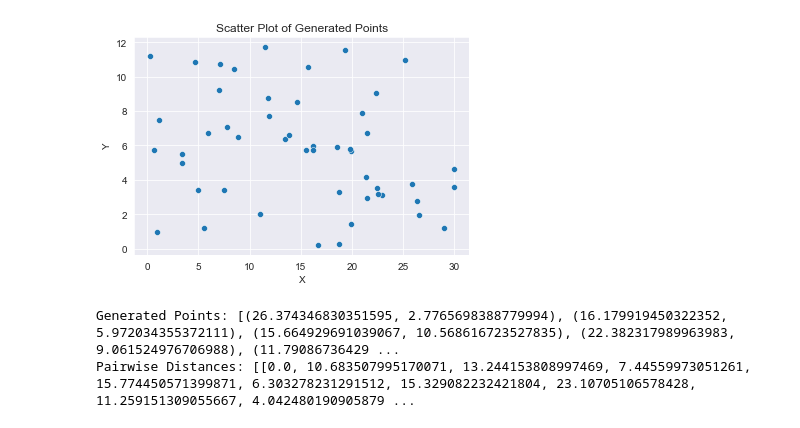
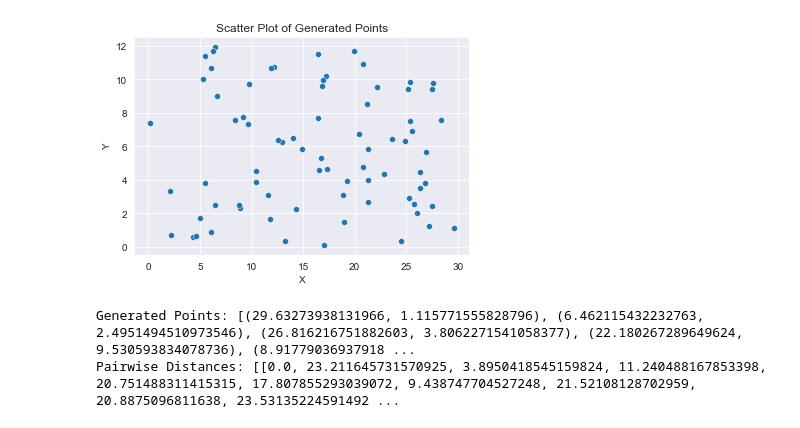
Before and after one commit to VertigoCodes/final-year-project, a Jupyter notebook: algoSource.ipynb, the cells around one changed output. Drawn from its saved outputs; the diff is of its cells as text; code cells hidden in the pictures.

```diff
--- a/algoSource.ipynb
+++ b/algoSource.ipynb
@@ -4,43 +4,44 @@ import seaborn as sns
 import matplotlib.pyplot as plt
 import numpy as np
 from math import sqrt
 import time
+from typing import List
 
 def generate_points(length, height, num_points):
     points = []
     for i in range(num_points):
         x = random.uniform(0, length)
         y = random.uniform(0, height)
         points.append((x, y))
 
     sns.set_style('darkgrid')
     plt.figure(figsize=(6, 4))
     ax = sns.scatterplot(x=[p[0] for p in points], y=[p[1] for p in points])
     plt.title('Scatter Plot of Generated Points')
     plt.xlabel('X')
     plt.ylabel('Y')
     plt.show()
 
     #pairwise distances
     distances = []
     for i in range(num_points):
         row = []
         for j in range(num_points):
             dist = sqrt((points[i][0] - points[j][0]) ** 2 + (points[i][1] - points[j][1]) ** 2)
             row.append(dist)
         distances.append(row)
 
     return points, distances
+
+length = 30.0
+height = 12.0
+#num_points = 136
+num_points = 75
+
+source_points, source_distances = generate_points(length, height, num_points)
+print('Generated Points:', source_points[:5])
+print('Pairwise Distances:', source_distances[:1])
+# %% [output]
+[figure, added]
+Generated Points: [(29.63273938131966, 1.115771555828796), (6.462115432232763, 2.4951494510973546), (26.816216751882603, 3.8062271541058377), (22.180267289649624, 9.530593834078736), (8.91779036937918 ...
+Pairwise Distances: [[0.0, 23.211645731570925, 3.8950418545159824, 11.240488167853398, 20.751488311415315, 17.807855293039072, 9.438747704527248, 21.52108128702959, 20.8875096811638, 23.53135224591492 ...
-# %%
-length = 30.0
-height = 12.0
-#num_points = 136
-num_points = 50
-
-source_points, source_distances = generate_points(length, height, num_points)
-print('Generated Points:', source_points[:5])
-print('Pairwise Distances:', source_distances[:1])
-# %% [output]
-[figure, removed]
-Generated Points: [(26.374346830351595, 2.7765698388779994), (16.179919450322352, 5.972034355372111), (15.664929691039067, 10.568616723527835), (22.382317989963983, 9.061524976706988), (11.79086736429 ...
-Pairwise Distances: [[0.0, 10.683507995170071, 13.244153808997469, 7.44559973051261, 15.774450571399871, 6.303278231291512, 15.329082232421804, 23.10705106578428, 11.259151309055667, 4.042480190905879 ...
```
Also changed, not shown: parts of 21 cells of this notebook, 2 other files.
